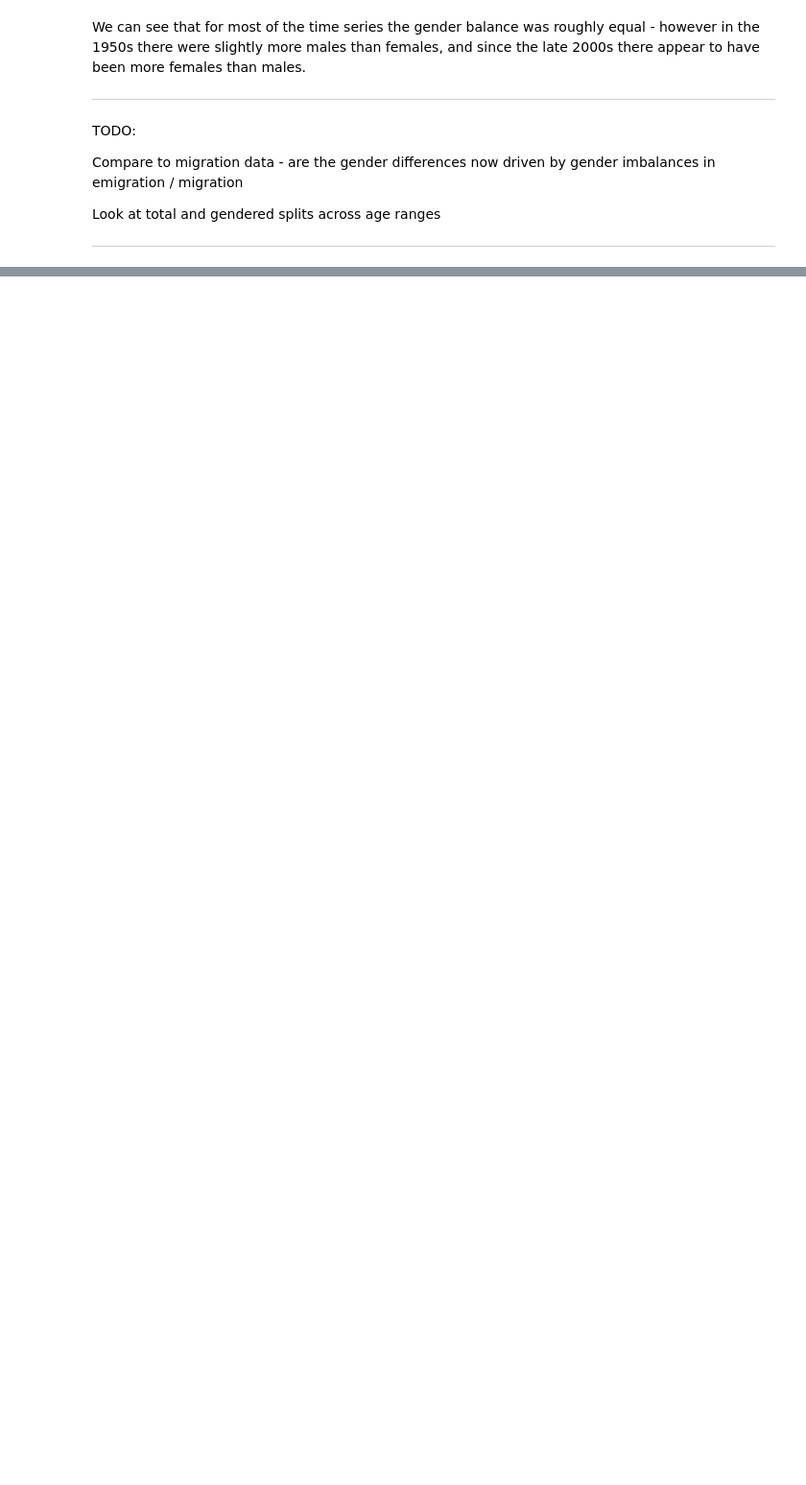
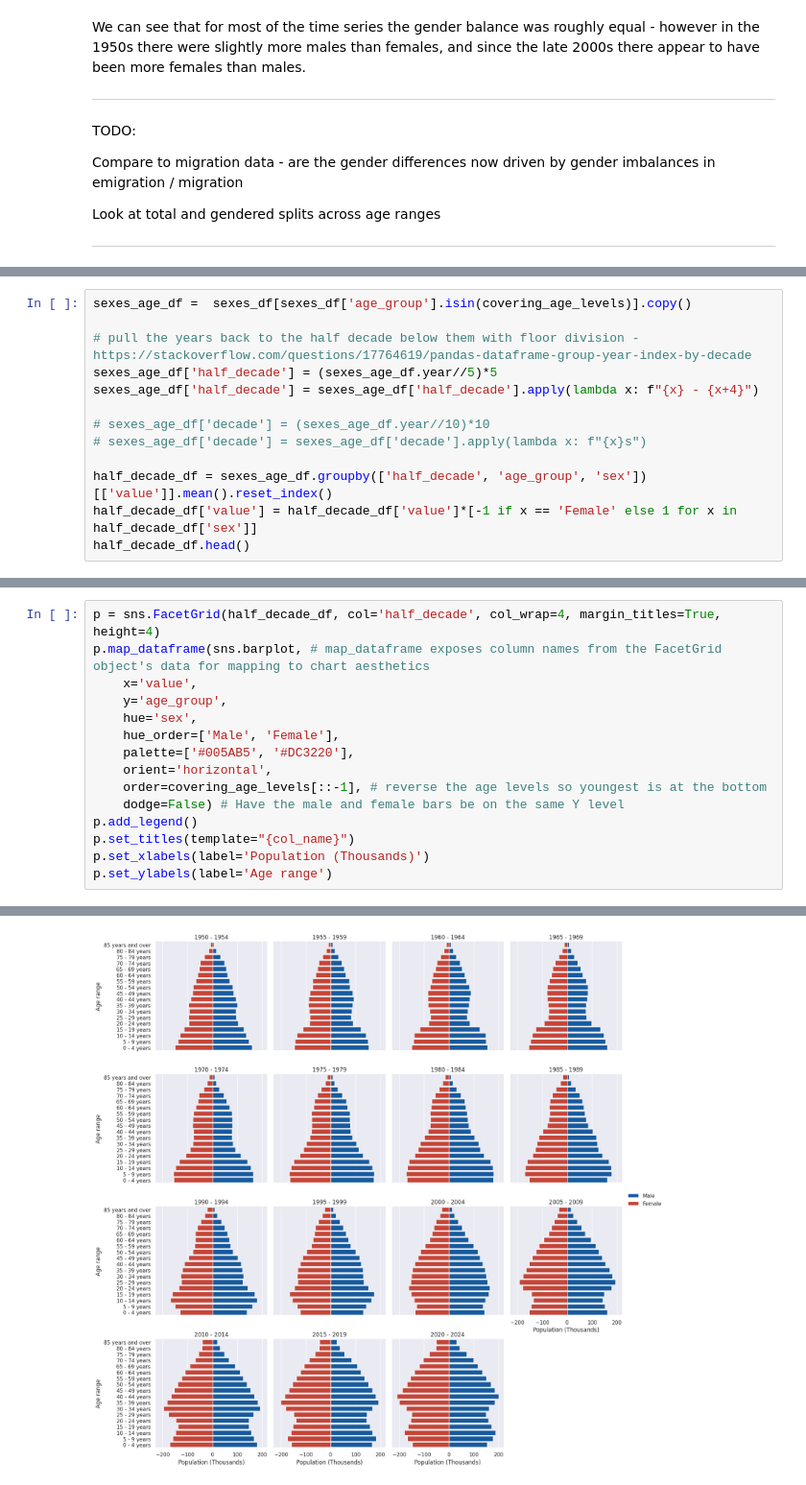
Before and after one commit to step-hen-burke/ca1, a Jupyter notebook: 00_initial_exploration.ipynb, the cells around one changed output, grey strips where cells are left out. Shown at 96% size. Drawn from its saved outputs; the diff is of its cells as text; blank space fills up the shorter version.

```diff
--- a/00_initial_exploration.ipynb
+++ b/00_initial_exploration.ipynb
@@ -404,0 +514,13 @@ Look at total and gendered splits across age ranges
+# %%
+sexes_age_df =  sexes_df[sexes_df['age_group'].isin(covering_age_levels)].copy()
+
+# pull the years back to the half decade below them with floor division - https://stackoverflow.com/questions/17764619/pandas-dataframe-group-year-index-by-decade
+sexes_age_df['half_decade'] = (sexes_age_df.year//5)*5
+sexes_age_df['half_decade'] = sexes_age_df['half_decade'].apply(lambda x: f"{x} - {x+4}")
+
+# sexes_age_df['decade'] = (sexes_age_df.year//10)*10
+# sexes_age_df['decade'] = sexes_age_df['decade'].apply(lambda x: f"{x}s")
+
+half_decade_df = sexes_age_df.groupby(['half_decade', 'age_group', 'sex'])[['value']].mean().reset_index()
+half_decade_df['value'] = half_decade_df['value']*[-1 if x == 'Female' else 1 for x in half_decade_df['sex']]
+half_decade_df.head()
@@ -404,0 +540,16 @@ Look at total and gendered splits across age ranges
+# %%
+p = sns.FacetGrid(half_decade_df, col='half_decade', col_wrap=4, margin_titles=True, height=4)
+p.map_dataframe(sns.barplot, # map_dataframe exposes column names from the FacetGrid object's data for mapping to chart aesthetics
+    x='value',
+    y='age_group',
+    hue='sex',
+    hue_order=['Male', 'Female'],
+    palette=['#005AB5', '#DC3220'],
+    orient='horizontal',
+    order=covering_age_levels[::-1], # reverse the age levels so youngest is at the bottom
+    dodge=False) # Have the male and female bars be on the same Y level
+p.add_legend()
+p.set_titles(template="{col_name}")
+p.set_xlabels(label='Population (Thousands)')
+p.set_ylabels(label='Age range')
+# %% [output]
@@ -404,0 +557 @@ Look at total and gendered splits across age ranges
+[figure, added]
```
Also changed, not shown: parts of 15 cells of this notebook.
